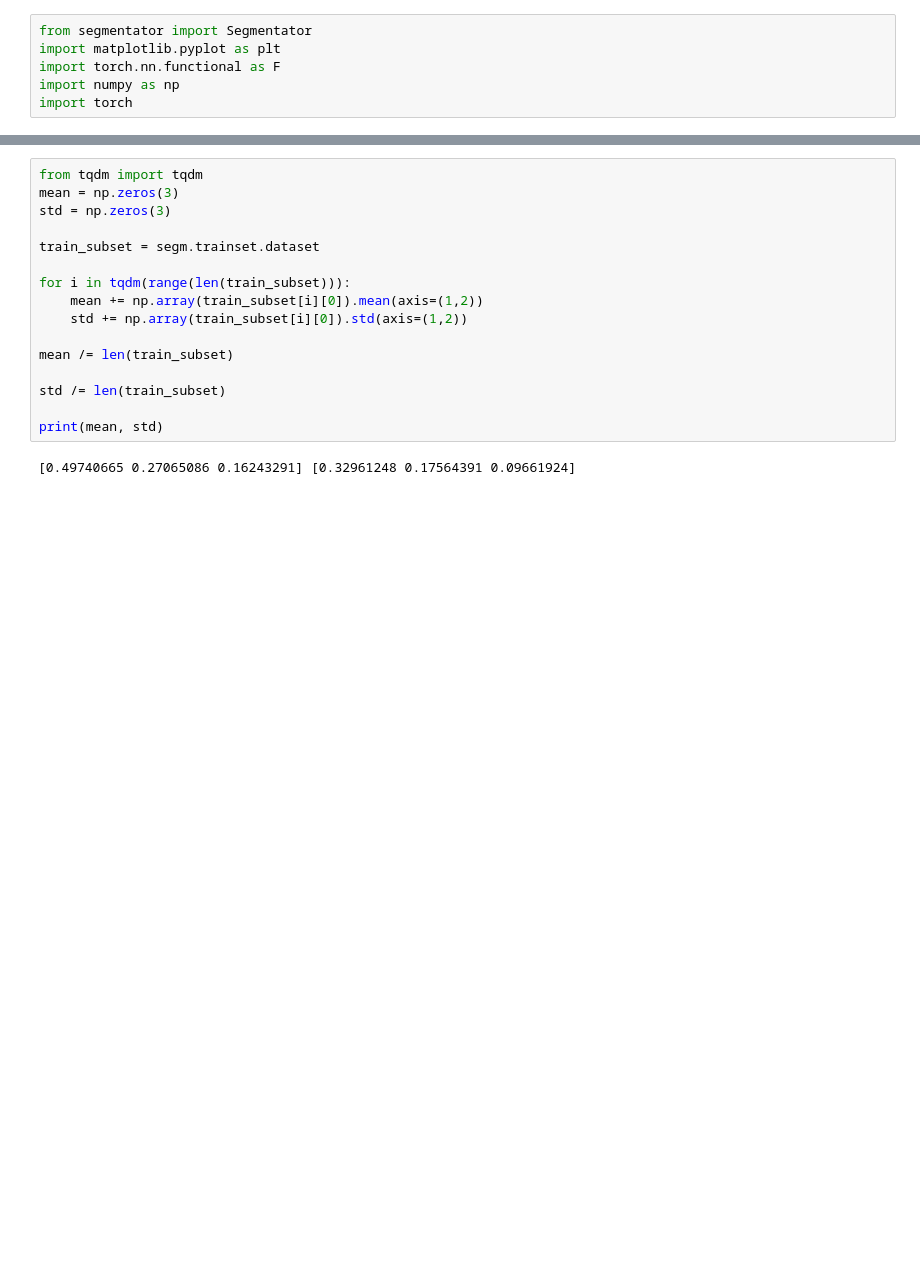
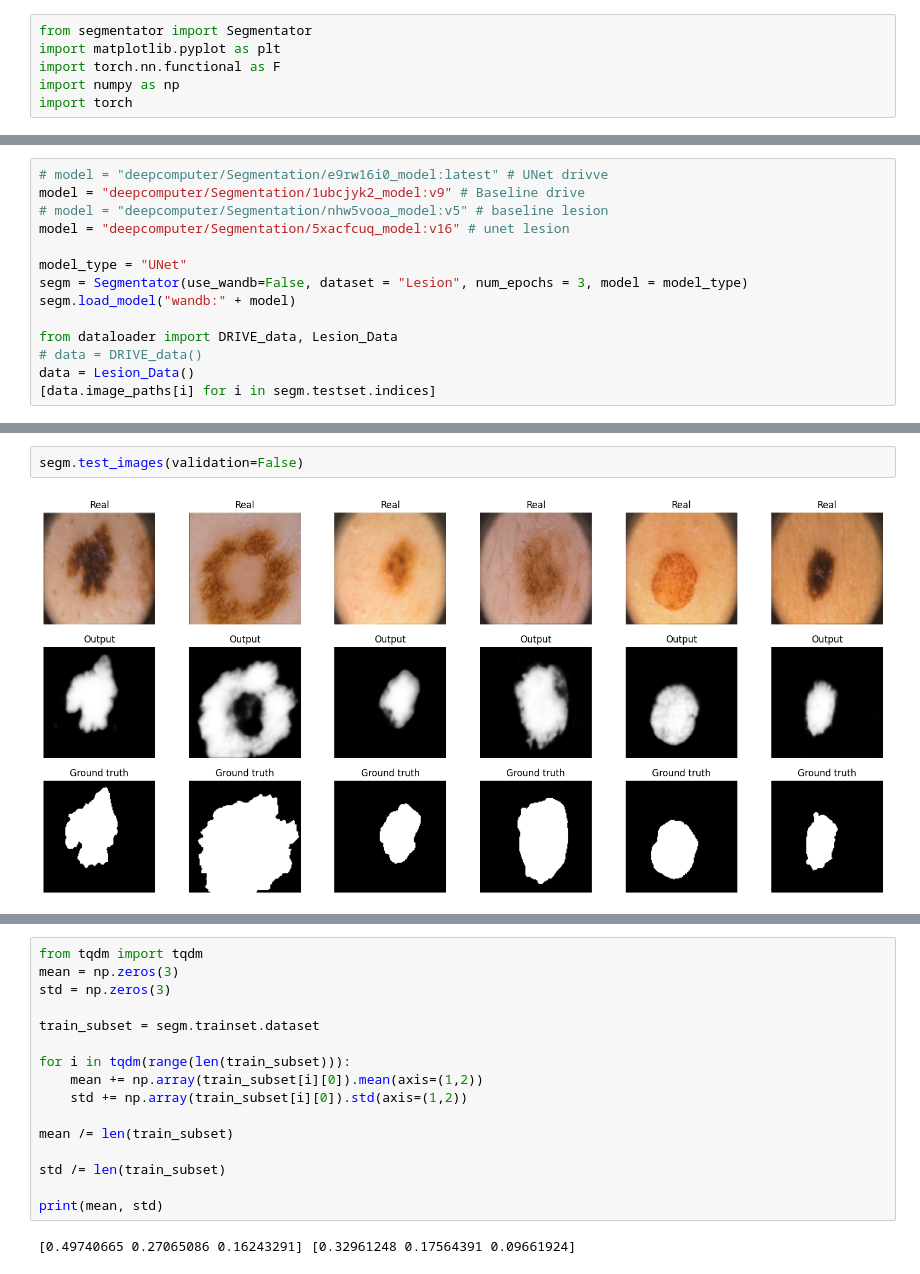
Before and after one commit to s183920/02514-Deep-Learning-In-Computer-Vision, a Jupyter notebook: segmentation/lukas.ipynb, the cells around one changed output, grey strips where cells are left out. Cells and saved outputs as stored; diff of their text form; blank space fills up the shorter version.

```diff
--- a/segmentation/lukas.ipynb
+++ b/segmentation/lukas.ipynb
@@ -15,0 +7,14 @@ Loaded 3 validation images
+# %%
+# model = "deepcomputer/Segmentation/e9rw16i0_model:latest" # UNet drivve
+model = "deepcomputer/Segmentation/1ubcjyk2_model:v9" # Baseline drive
+# model = "deepcomputer/Segmentation/nhw5vooa_model:v5" # baseline lesion
+model = "deepcomputer/Segmentation/5xacfcuq_model:v16" # unet lesion
+
+model_type = "UNet"
+segm = Segmentator(use_wandb=False, dataset = "Lesion", num_epochs = 3, model = model_type)
+segm.load_model("wandb:" + model)
+
+from dataloader import DRIVE_data, Lesion_Data
+# data = DRIVE_data()
+data = Lesion_Data()
+[data.image_paths[i] for i in segm.testset.indices]
@@ -15,0 +58,4 @@ Loaded 3 validation images
+# %%
+segm.test_images(validation=False)
+# %% [output]
+[figure, added]
```
Also changed, not shown: parts of 9 cells of this notebook, 5 other files.
